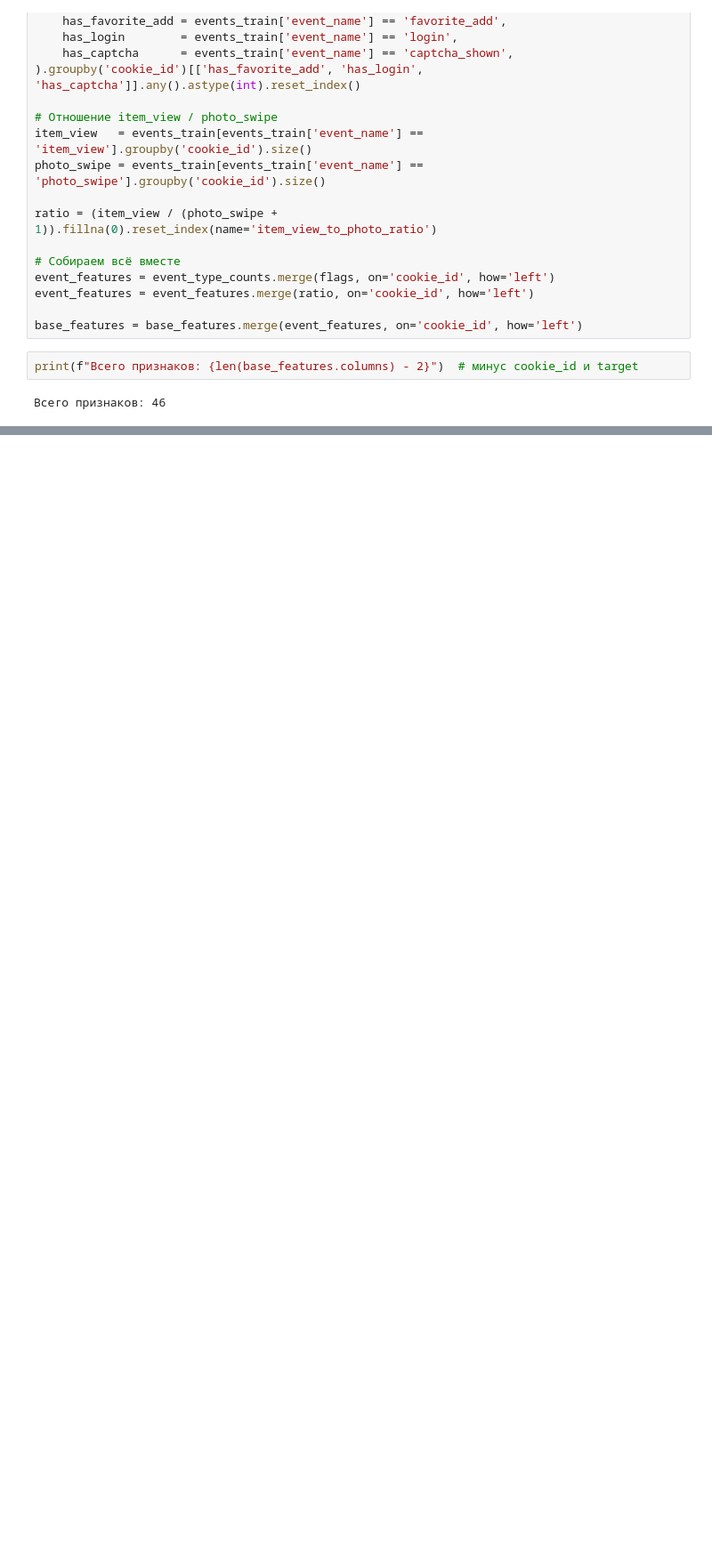
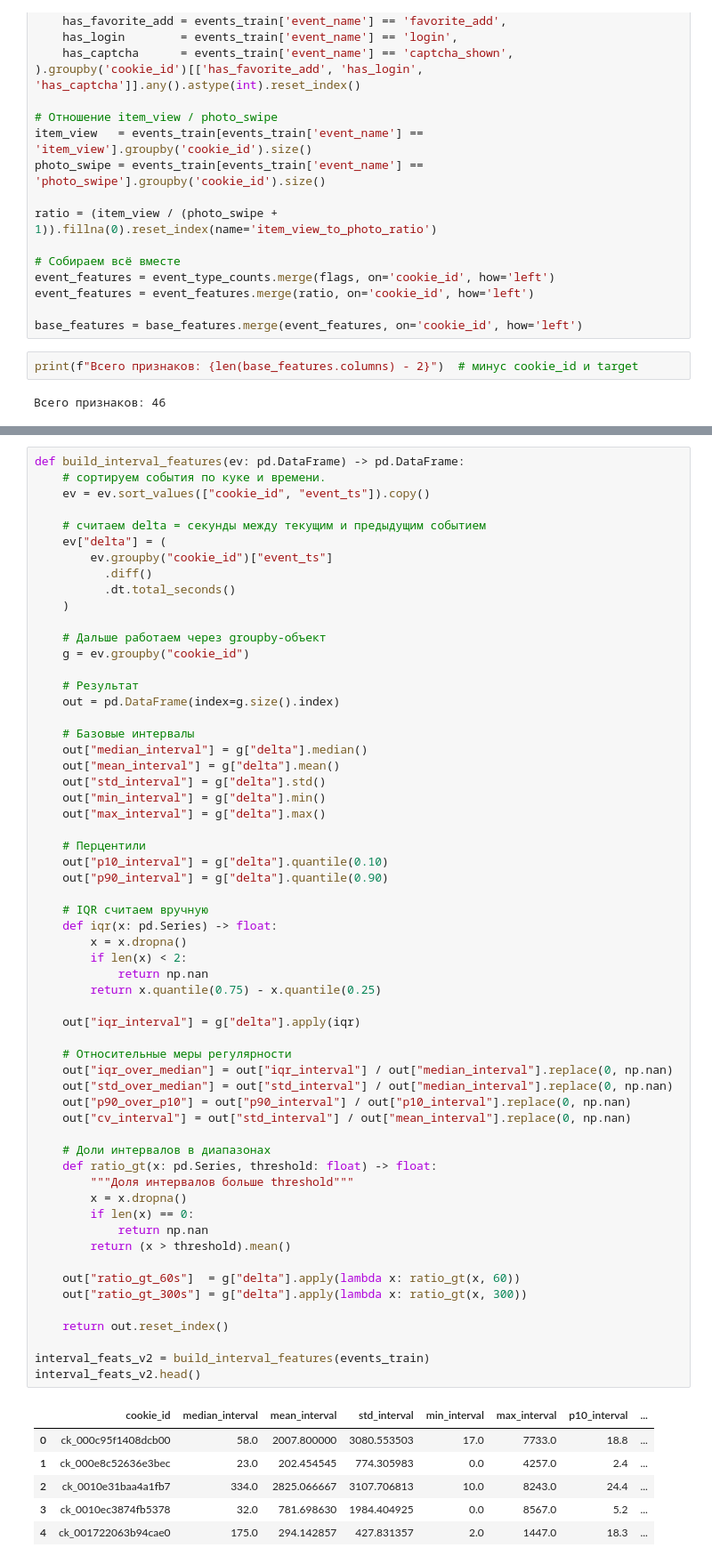
Before and after one commit to shshi23/avito-antibot, a Jupyter notebook: notebooks/02_feature_engineering.ipynb, the cells around one changed output, grey strips where cells are left out. Shown at 89% size. Cells and saved outputs as stored; diff of their text form; blank space fills up the shorter version.

```diff
--- a/notebooks/02_feature_engineering.ipynb
+++ b/notebooks/02_feature_engineering.ipynb
@@ -427,0 +582,66 @@ print(f"Всего признаков: {len(base_features.columns) - 2}")  # м
+# %%
+def build_interval_features(ev: pd.DataFrame) -> pd.DataFrame:
+    # сортируем события по куке и времени.
+    ev = ev.sort_values(["cookie_id", "event_ts"]).copy()
+
+    # считаем delta = секунды между текущим и предыдущим событием
+    ev["delta"] = (
+        ev.groupby("cookie_id")["event_ts"]
+          .diff()
+          .dt.total_seconds()
+    )
+
+    # Дальше работаем через groupby-объект
+    g = ev.groupby("cookie_id")
+
+    # Результат
+    out = pd.DataFrame(index=g.size().index)
+
+    # Базовые интервалы
+    out["median_interval"] = g["delta"].median()
+    out["mean_interval"] = g["delta"].mean()
+    out["std_interval"] = g["delta"].std()
+    out["min_interval"] = g["delta"].min()
+    out["max_interval"] = g["delta"].max()
+
+    # Перцентили
+    out["p10_interval"] = g["delta"].quantile(0.10)
+    out["p90_interval"] = g["delta"].quantile(0.90)
+
+    # IQR считаем вручную
+    def iqr(x: pd.Series) -> float:
+        x = x.dropna()
+        if len(x) < 2:
+            return np.nan
+        return x.quantile(0.75) - x.quantile(0.25)
+
+    out["iqr_interval"] = g["delta"].apply(iqr)
+
+    # Относительные меры регулярности
+    out["iqr_over_median"] = out["iqr_interval"] / out["median_interval"].replace(0, np.nan)
+    out["std_over_median"] = out["std_interval"] / out["median_interval"].replace(0, np.nan)
+    out["p90_over_p10"] = out["p90_interval"] / out["p10_interval"].replace(0, np.nan)
+    out["cv_interval"] = out["std_interval"] / out["mean_interval"].replace(0, np.nan)
+
+    # Доли интервалов в диапазонах
+    def ratio_gt(x: pd.Series, threshold: float) -> float:
+        """Доля интервалов больше threshold"""
+        x = x.dropna()
+        if len(x) == 0:
+            return np.nan
+        return (x > threshold).mean()
+
+    out["ratio_gt_60s"]  = g["delta"].apply(lambda x: ratio_gt(x, 60))
+    out["ratio_gt_300s"] = g["delta"].apply(lambda x: ratio_gt(x, 300))
+
+    return out.reset_index()
+
+interval_feats_v2 = build_interval_features(events_train)
+interval_feats_v2.head()
+# %% [output]
+|  | cookie_id | median_interval | mean_interval | std_interval | min_interval | max_interval | p10_interval | ... |
+| 0 | ck_000c95f1408dcb00 | 58.0 | 2007.800000 | 3080.553503 | 17.0 | 7733.0 | 18.8 | ... |
+| 1 | ck_000e8c52636e3bec | 23.0 | 202.454545 | 774.305983 | 0.0 | 4257.0 | 2.4 | ... |
+| 2 | ck_0010e31baa4a1fb7 | 334.0 | 2825.066667 | 3107.706813 | 10.0 | 8243.0 | 24.4 | ... |
+| 3 | ck_0010ec3874fb5378 | 32.0 | 781.698630 | 1984.404925 | 0.0 | 8567.0 | 5.2 | ... |
+| 4 | ck_001722063b94cae0 | 175.0 | 294.142857 | 427.831357 | 2.0 | 1447.0 | 18.3 | ... |
```
Also changed, not shown: parts of 21 cells of this notebook, 4 other files.
